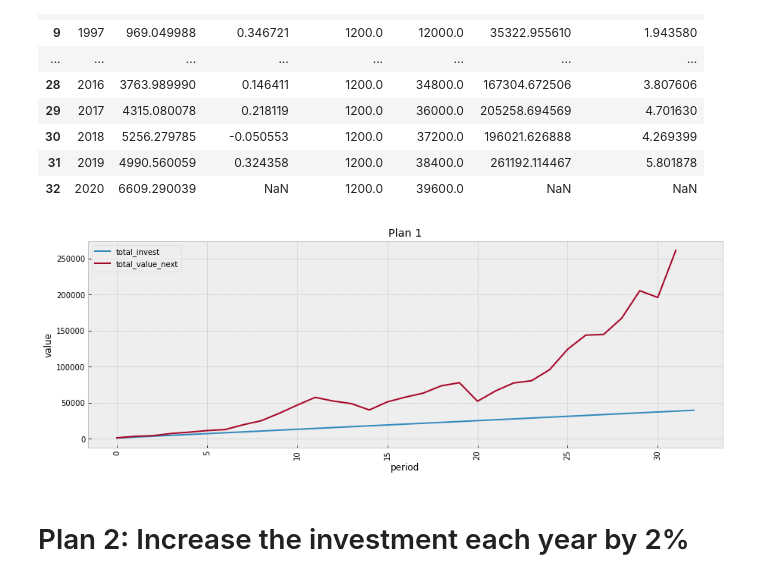
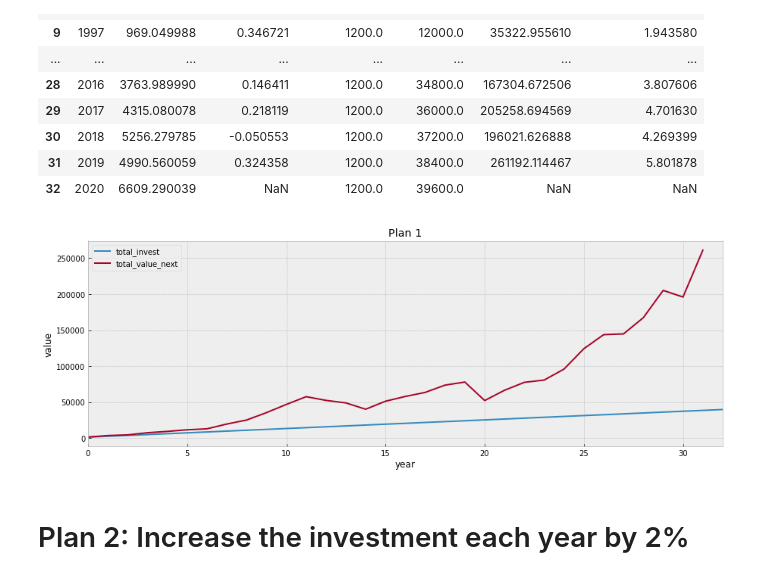
Before and after one commit to RuoyunLin/code_snippets, a Jupyter notebook: finance/BP2_sp500_backtesting.ipynb, the cells around one changed output. Saved outputs shown, nothing was run; the diff lists cells and outputs as text; code cells hidden in the pictures.

```diff
--- a/finance/BP2_sp500_backtesting.ipynb
+++ b/finance/BP2_sp500_backtesting.ipynb
@@ -159,21 +159,27 @@ def calc_dollar_cost_averaging_return(df_dc: pd.DataFrame, value_per_period: flo
 
 def plot_changes(df: pd.DataFrame,
                  y1: str = 'total_invest', y2: str = 'total_value_next',
-                 title: str = 'Visualize total investment and value each year') -> None:
+                 xlabel: str = 'period', ylabel: str = 'value',
+                 title: str = 'Visualize total investment and value each year',
+                 target: int = None) -> None:
     """
     This function visualizes the total investment and the total value of the investment plan across time
     :param df: A dataframe contains total investment and total value
     :param y1: Column name
     :param y2: Column name
+    :param xlabel: X label
+    :param ylabel: Y label
     :param title: Title of the graph
     :return: A plot
     """
     plt.figure(figsize=(15, 5))
     plt.plot(df[y1], label=y1)
     plt.plot(df[y2], label=y2)
-    plt.xlabel('period')
-    plt.ylabel('value')
-    plt.xticks(rotation=90)
+    if target:
+        plt.axhline(y=target, c='black', label='target value')
+    plt.xlim([0, len(df[y1])-1])
+    plt.xlabel(xlabel)
+    plt.ylabel(ylabel)
     plt.title(title)
     plt.legend()
     plt.show()
@@ -230,9 +236,9 @@ df1
 | 31 | 2019 | 4990.560059 | 0.324358 | 1200.0 | 38400.0 | 261192.114467 | 5.801878 |
 | 32 | 2020 | 6609.290039 | NaN | 1200.0 | 39600.0 | NaN | NaN |
 # %%
-plot_changes(df1, title='Plan 1')
+plot_changes(df1, title='Plan 1', xlabel='year')
 # %% [output]
-[figure, old version]
+[figure, new version]
 # %% [markdown]
 # Plan 2: Increase the investment each year by 2%
 # %%
```
Also changed, not shown: parts of 4 cells of this notebook, 2 other files.
